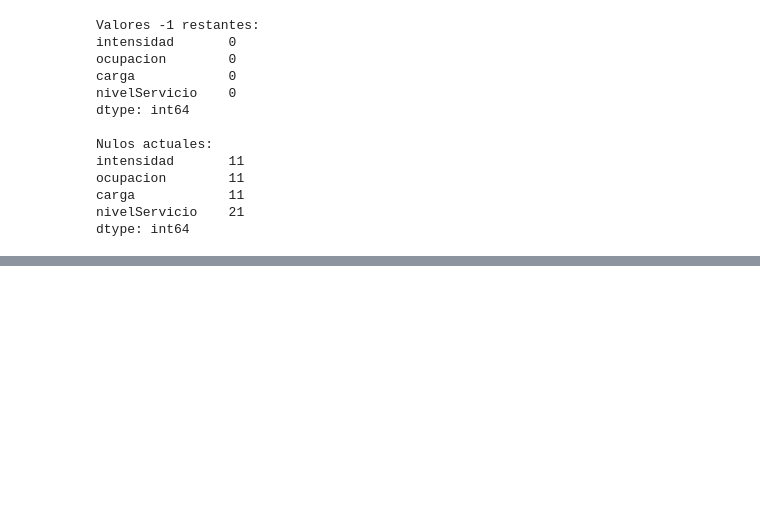
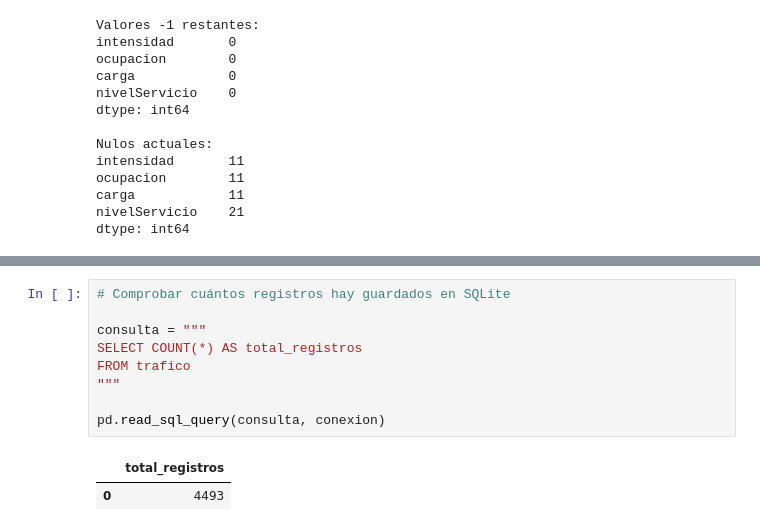
Before and after one commit to contactodiegovega/Trafico-Madrid, a Jupyter notebook: trafico.ipynb, the cells around one changed output, grey strips where cells are left out. Saved outputs shown, nothing was run; the diff lists cells and outputs as text; blank space fills up the shorter version.

```diff
--- a/trafico.ipynb
+++ b/trafico.ipynb
@@ -376,0 +498,12 @@ dtype: int64
+# %%
+# Comprobar cuántos registros hay guardados en SQLite
+
+consulta = """
+SELECT COUNT(*) AS total_registros
+FROM trafico
+"""
+
+pd.read_sql_query(consulta, conexion)
+# %% [output]
+|  | total_registros |
+| 0 | 4493 |
```
Also changed, not shown: parts of 10 cells of this notebook, 2 other files.
